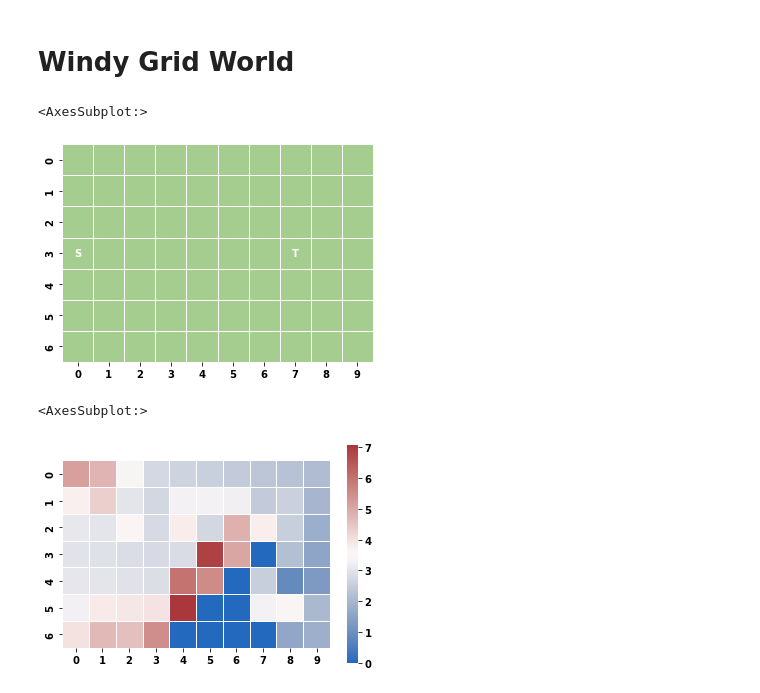
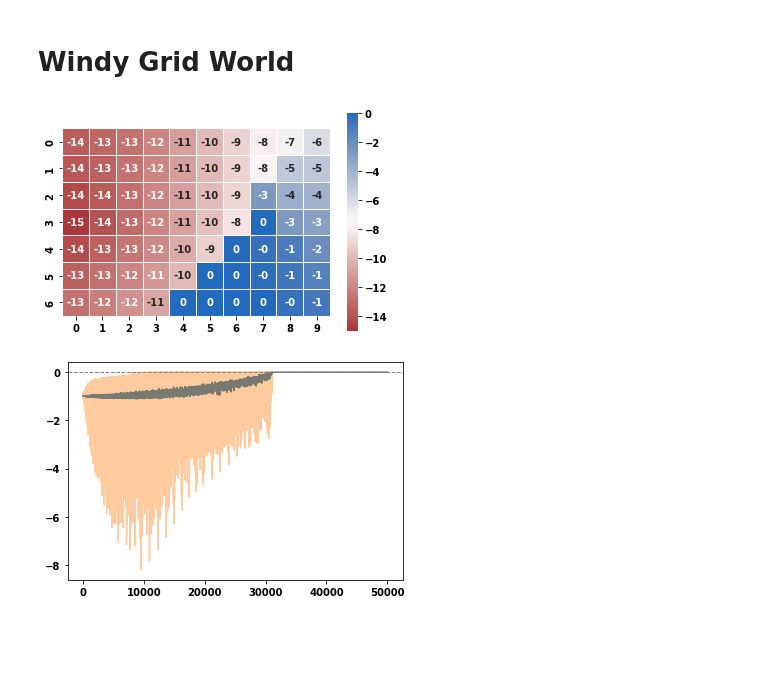
Before and after one commit to WHITSNAK/rflearn, a Jupyter notebook: notebooks/chapter 6.ipynb, the cells around one changed output. Saved outputs shown, nothing was run; the diff lists cells and outputs as text; code cells hidden in the pictures; blank space fills up the shorter version.

```diff
--- a/notebooks/chapter 6.ipynb
+++ b/notebooks/chapter 6.ipynb
@@ -14,12 +39,6 @@ from rflearn.algo import MCIteration, TabularQValue, TabularPolicy
 # %%
 env = WindGridWorld()
 qvalues = TabularQValue(env.S, env.A)
-policy = TabularPolicy(env.S, env.A, epsilon=0.1)
-
-agent = MCIteration(env, qvalues, policy)
-agent.fit(gamma=1, alpha=0.05)
+policy = TabularPolicy(env.S, env.A, epsilon=0)
+sarsa = Sarsa(env, qvalues, policy)
+sarsa.fit(gamma=1, alpha=0.1)
-# %%
-env.plot_grid('st')
-# %% [output]
-<AxesSubplot:>
-[figure, removed]
@@ -28,7 +47,13 @@ agent.transform(1800, kbatch=30, max_steps=None)
 # %%
-v_vals = np.log(1+-1*qvalues.get_all_values(policy).reshape(env.shape))
+v_vals = qvalues.get_all_values(policy).reshape(env.shape)
+sns.heatmap(v_vals, linewidths=0.5, cmap='vlag_r', square=True, annot=True, fmt='.0f')
+plt.show()
 
-sns.heatmap(v_vals, linewidths=0.5, cmap='vlag', square=True)
+loss = pd.Series(sarsa.hist)
+loss.ewm(halflife=25).mean().plot()
+loss.plot(alpha=0.4)
+plt.axhline(0, linestyle='--', color='grey',linewidth=1)
+plt.show()
 # %% [output]
-<AxesSubplot:>
-[figure, old version]
+[figure, new version]
+[figure, added]
```
Also changed, not shown: parts of 7 cells of this notebook.
